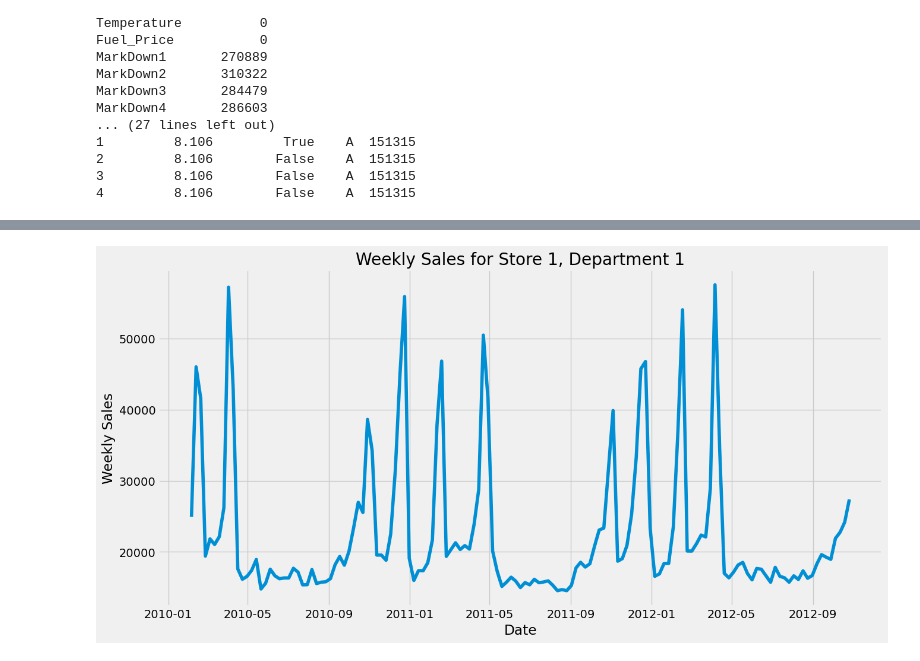
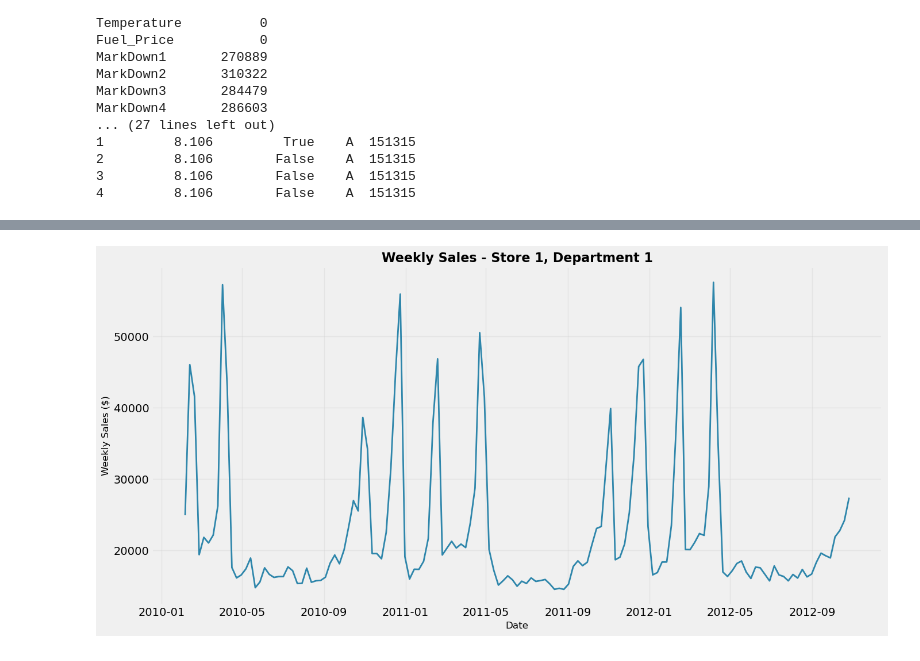
Before and after one commit to MiltonTMuzhanye/Sales_Forecast_Prediction, a Jupyter notebook: Sales_forecast.ipynb, the cells around one changed output, grey strips where cells are left out. Cells and saved outputs as stored; diff of their text form; code cells hidden in the pictures.

```diff
--- a/Sales_forecast.ipynb
+++ b/Sales_forecast.ipynb
@@ -108,8 +108,12 @@ merged_data['Month'] = merged_data['Date'].dt.month
 merged_data['Week'] = merged_data['Date'].dt.isocalendar().week
 merged_data['Day'] = merged_data['Date'].dt.day
 
-if 'IsHoliday' in merged_data.columns:
-    merged_data['IsHoliday'] = merged_data['IsHoliday'].astype(int)
+if 'IsHoliday_y' in merged_data.columns:
+    merged_data['IsHoliday'] = merged_data['IsHoliday_y'].astype(int)
+    print("Using IsHoliday_y")
+elif 'IsHoliday_x' in merged_data.columns:
+    merged_data['IsHoliday'] = merged_data['IsHoliday_x'].astype(int)
+    print("Using IsHoliday_x")
 else:
     merged_data['IsHoliday'] = 0
     #IsHoliday column created with default value 0
@@ -199,30 +240,33 @@ plt.show()
 # %%
 # sample id for department and store for demonstration
 store_id = 1
 dept_id = 1
 
 store_dept_data = merged_data[(merged_data['Store'] == store_id) & (merged_data['Dept'] == dept_id)]
 store_dept_data = store_dept_data.sort_values('Date')
 
 store_dept_data.set_index('Date', inplace=True)
 
 ts_data = store_dept_data['Weekly_Sales']
 
 plt.figure(figsize=(14, 7))
-plt.plot(ts_data)
-plt.title(f'Weekly Sales for Store {store_id}, Department {dept_id}')
-plt.xlabel('Date')
-plt.ylabel('Weekly Sales')
-plt.grid(True)
+plt.plot(ts_data, linewidth=2, color='#2E86AB')
+plt.title(f'Weekly Sales - Store {store_id}, Department {dept_id}', fontsize=16, fontweight='bold')
+plt.xlabel('Date', fontsize=12)
+plt.ylabel('Weekly Sales ($)', fontsize=12)
+plt.grid(True, alpha=0.3)
+plt.tight_layout()
 plt.show()
 
 train_size = int(len(ts_data) * 0.8)
-train_data = ts_data[:train_size]
-test_data = ts_data[train_size:]
+train_data_ts = ts_data[:train_size]
+test_data_ts = ts_data[train_size:]
 
-print(f"Train data size: {len(train_data)}")
-print(f"Test data size: {len(test_data)}")
+print(f"Train data size: {len(train_data_ts)}")
+print(f"Test data size: {len(test_data_ts)}")
+print(f"Training period: {train_data_ts.index.min()} to {train_data_ts.index.max()}")
+print(f"Testing period: {test_data_ts.index.min()} to {test_data_ts.index.max()}")
 # %% [output]
-[figure, old version]
+[figure, new version]
 Train data size: 114
 Test data size: 29
```
Also changed, not shown: parts of 9 cells of this notebook.
